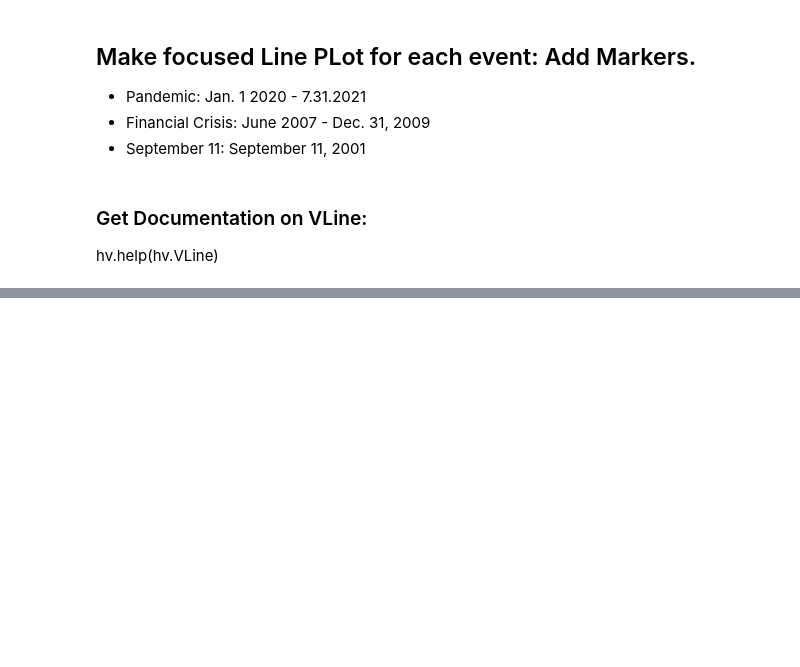
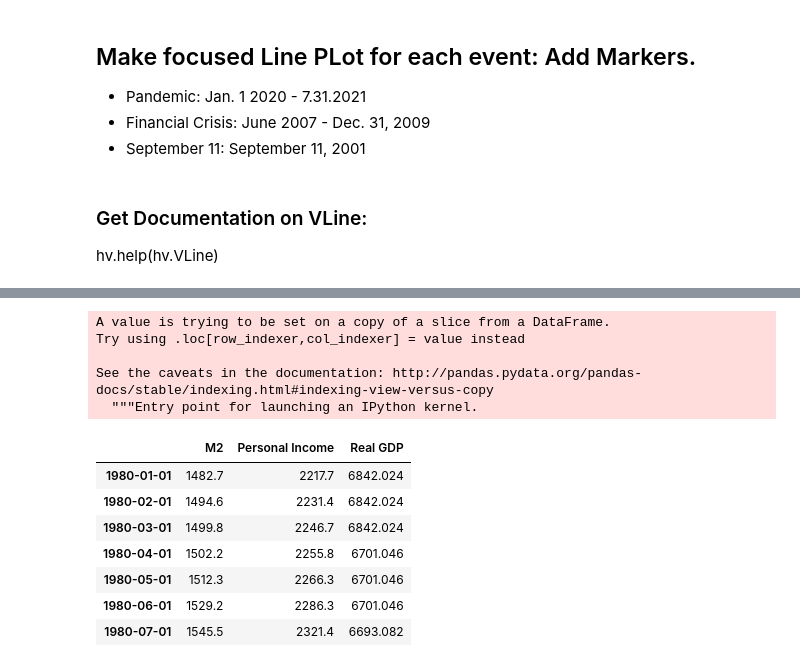
Before and after one commit to schm1263/Fintech_Project_1, a Jupyter notebook: Eriks_Clean_Copy.ipynb, the cells around one changed output, grey strips where cells are left out. Drawn from its saved outputs; the diff is of its cells as text; code cells hidden in the pictures; blank space fills up the shorter version.

```diff
--- a/Eriks_Clean_Copy.ipynb
+++ b/Eriks_Clean_Copy.ipynb
@@ -201,0 +339,3 @@ labeled_plot
+# %%
+all_data.rename(columns={0:'M2', 1:'Personal Income', 2:'Real GDP'}, inplace=True)
+all_data.head()
@@ -201,0 +375,19 @@ labeled_plot
+# %%
+all_current_data['Real GDP'] = interpolated_GDPdata
+# %% [output]
+A value is trying to be set on a copy of a slice from a DataFrame.
+Try using .loc[row_indexer,col_indexer] = value instead
+
+See the caveats in the documentation: http://pandas.pydata.org/pandas-docs/stable/indexing.html#indexing-view-versus-copy
+  """Entry point for launching an IPython kernel.
+# %%
+all_current_data.head(7)
+# %% [output]
+|  | M2 | Personal Income | Real GDP |
+| 1980-01-01 | 1482.7 | 2217.7 | 6842.024 |
+| 1980-02-01 | 1494.6 | 2231.4 | 6842.024 |
+| 1980-03-01 | 1499.8 | 2246.7 | 6842.024 |
+| 1980-04-01 | 1502.2 | 2255.8 | 6701.046 |
+| 1980-05-01 | 1512.3 | 2266.3 | 6701.046 |
+| 1980-06-01 | 1529.2 | 2286.3 | 6701.046 |
+| 1980-07-01 | 1545.5 | 2321.4 | 6693.082 |
```
Also changed, not shown: parts of 37 cells of this notebook.
